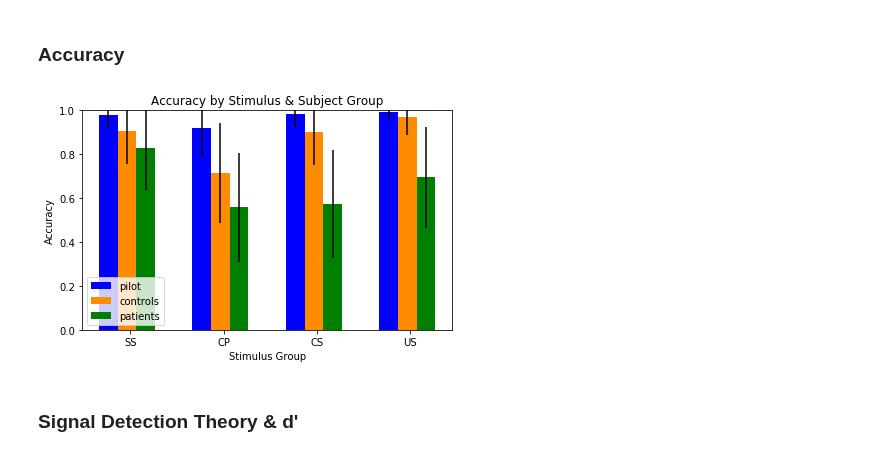
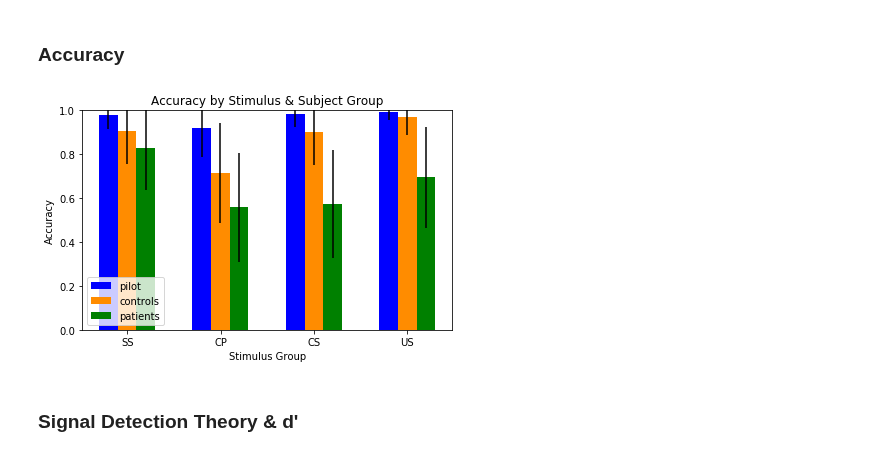
Before and after one commit to CPernet/LanguageDecision, a Jupyter notebook: language_decision/language_decision_model.ipynb, the cells around one changed output. Cells and saved outputs as stored; diff of their text form; code cells hidden in the pictures.

```diff
--- a/language_decision/language_decision_model.ipynb
+++ b/language_decision/language_decision_model.ipynb
@@ -121,35 +121,35 @@ fig, ax = plt.subplots()
 pilot_accuracies = (pilot_ss_accuracy, pilot_cp_accuracy, pilot_cs_accuracy, pilot_us_accuracy)
 pilot_response_stds = (pilot_ss.response.std() / 2,
                        pilot_cp.response.std() / 2,
                        pilot_cs.response.std() / 2,
                        pilot_us.response.std() / 2)
 pilot_axes = ax.bar(ind - width, pilot_accuracies, width, color='b', yerr=pilot_response_stds, label='pilot')
 
 controls_accuracies = (controls_ss_accuracy, controls_cp_accuracy, controls_cs_accuracy, controls_us_accuracy)
 controls_response_stds = (controls_ss.response.std() / 2,
                           controls_cp.response.std() / 2,
                           controls_cs.response.std() / 2,
                           controls_us.response.std() / 2)
 controls_axes = ax.bar(ind, controls_accuracies, width, color='darkorange', yerr=controls_response_stds, label='controls')
 
 patients_accuracies = (patients_ss_accuracy, patients_cp_accuracy, patients_cs_accuracy, patients_us_accuracy)
 patients_response_stds = (patients_ss.response.std() / 2,
                           patients_cp.response.std() / 2,
                           patients_cs.response.std() / 2,
                           patients_us.response.std() / 2)
 patients_axes = ax.bar(ind + width, patients_accuracies, width, color='g', yerr=patients_response_stds, label='patients')
 
 ax.set_ylim([0.0, 1.0])
 plt.xlabel('Stimulus Group')
 plt.ylabel('Accuracy')
 plt.title('Accuracy by Stimulus & Subject Group')
-plt.xticks(ind + width / 6, ('SS', 'CP', 'CS', 'US'))
+plt.xticks(ind + width / 200, ('SS', 'CP', 'CS', 'US'))
 plt.legend(loc=3)
 
 plt.tight_layout()
 plt.show()
 # %% [output]
-[figure, old version]
+[figure, new version]
 # %% [markdown]
 ### Signal Detection Theory & d'
 # %% [markdown]
```
